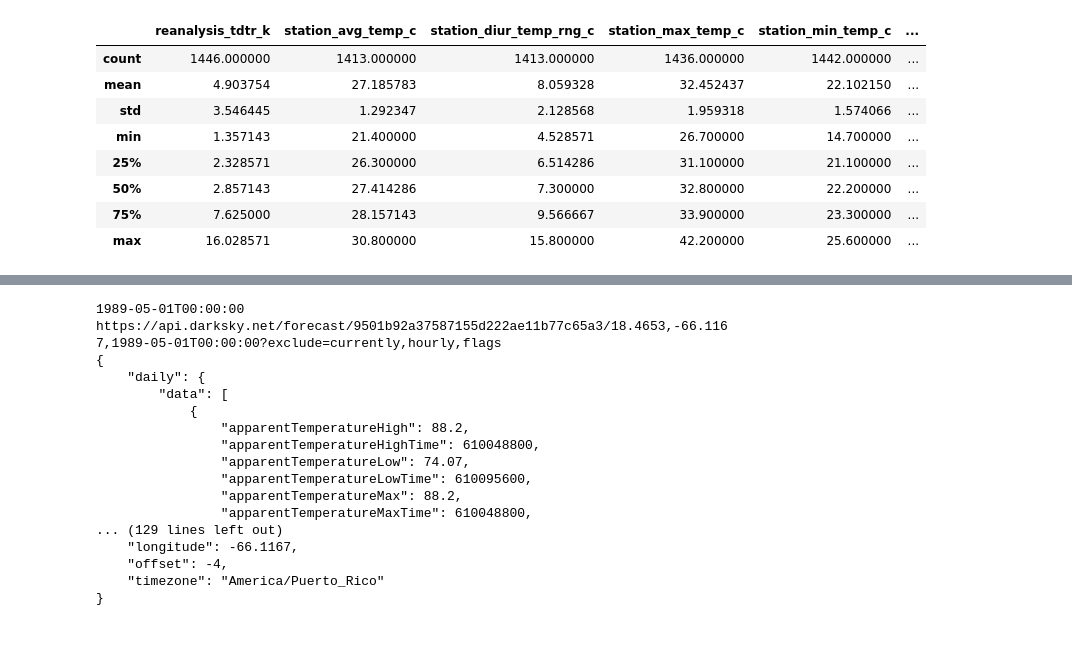
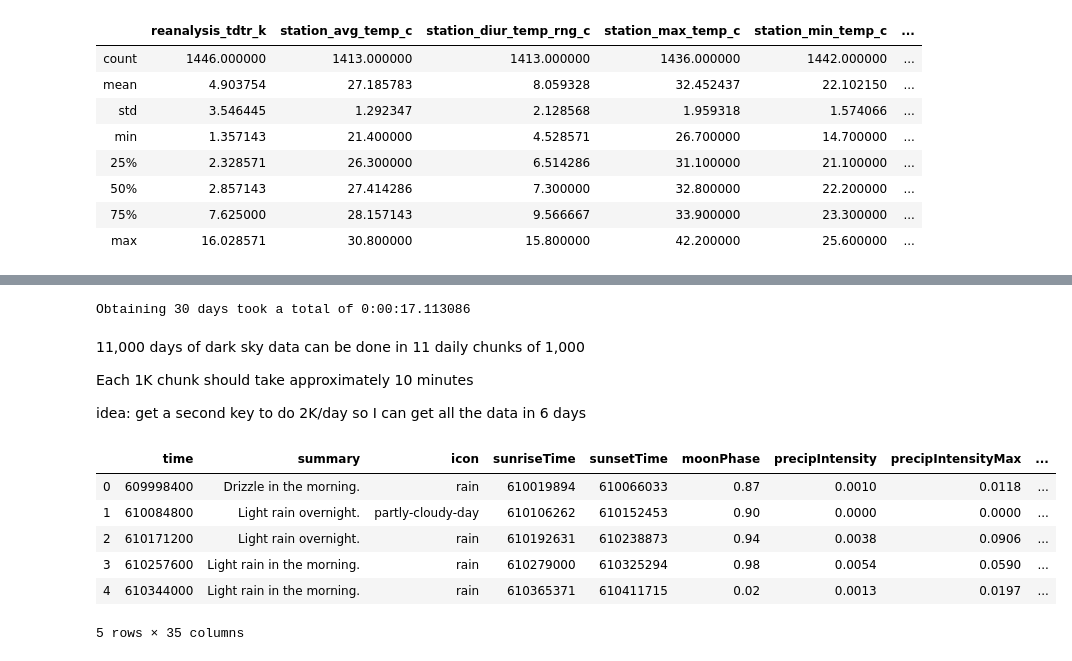
Before and after one commit to iEvidently/dsc-5-capstone-project-online-ds-pt-100118, a Jupyter notebook: dengue_fever_prediction.ipynb, the cells around one changed output, grey strips where cells are left out. Cells and saved outputs as stored; diff of their text form; code cells hidden in the pictures.

```diff
--- a/dengue_fever_prediction.ipynb
+++ b/dengue_fever_prediction.ipynb
@@ -409,5 +401,6 @@ sj_days_df.head()
 | 3 | 1989-05-04 |
 | 4 | 1989-05-05 |
 # %%
+sj_days_df.columns = (['date'])
 sj_days_df.columns
 # %% [output]
@@ -426,5 +410,9 @@ for index, date in enumerate(sj_days_df):
 # %%
 def get_darksky_data(key, latitude, longitude, days_df, start_index, count):
+
+    start = datetime.datetime.now()
+
+    temp_df = pd.DataFrame()
     current_index = start_index
     for i in range(count):
         day = days_df.iloc[current_index]['date']
@@ -434,5 +422,15 @@ def get_darksky_data(key, latitude, longitude, days_df, start_index, count):
 #         print(target)
         req = requests.get(url=target)
         json_data = json.loads(req.text)
-        print(json.dumps(json_data, indent=4, sort_keys=True))
+#         print(json.dumps(json_data, indent=4, sort_keys=False))
         current_index += 1
+#         print(json_normalize(json_data['daily']['data'], max_level=0))
+
+        temp_df = temp_df.append(json_normalize(json_data['daily']['data'], max_level=0), ignore_index=True, verify_integrity=True, sort=False)
+
+
+    end = datetime.datetime.now()
+    elapsed = end - start
+    print('Obtaining {} days took a total of {}'.format(count, elapsed))
+
+    return temp_df
@@ -443,20 +437,4 @@ def get_darksky_data(key, latitude, longitude, days_df, start_index, count):
 # %%
-get_darksky_data(darksky_key, sj_lat, sj_lon, sj_days_df, 0, 3)
+test_run = get_darksky_data(darksky_key, sj_lat, sj_lon, sj_days_df, 0, 30)
 # %% [output]
-1989-05-01T00:00:00
-https://api.darksky.net/forecast/9501b92a37587155d222ae11b77c65a3/18.4653,-66.1167,1989-05-01T00:00:00?exclude=currently,hourly,flags
-{
-    "daily": {
-        "data": [
-            {
-                "apparentTemperatureHigh": 88.2,
-                "apparentTemperatureHighTime": 610048800,
-                "apparentTemperatureLow": 74.07,
-                "apparentTemperatureLowTime": 610095600,
-                "apparentTemperatureMax": 88.2,
-                "apparentTemperatureMaxTime": 610048800,
-... (129 lines left out)
-    "longitude": -66.1167,
-    "offset": -4,
-    "timezone": "America/Puerto_Rico"
-}
+Obtaining 30 days took a total of 0:00:17.113086
@@ -465,0 +441,6 @@ https://api.darksky.net/forecast/9501b92a37587155d222ae11b77c65a3/18.4653,-66.11
+# %% [markdown]
+11,000 days of dark sky data can be done in 11 daily chunks of 1,000
+
+Each 1K chunk should take approximately 10 minutes
+
+idea: get a second key to do 2K/day so I can get all the data in 6 days
@@ -465,0 +497,10 @@ https://api.darksky.net/forecast/9501b92a37587155d222ae11b77c65a3/18.4653,-66.11
+# %%
+test_run.head()
+# %% [output]
+|  | time | summary | icon | sunriseTime | sunsetTime | moonPhase | precipIntensity | precipIntensityMax | ... |
+| 0 | 609998400 | Drizzle in the morning. | rain | 610019894 | 610066033 | 0.87 | 0.0010 | 0.0118 | ... |
+| 1 | 610084800 | Light rain overnight. | partly-cloudy-day | 610106262 | 610152453 | 0.90 | 0.0000 | 0.0000 | ... |
+| 2 | 610171200 | Light rain overnight. | rain | 610192631 | 610238873 | 0.94 | 0.0038 | 0.0906 | ... |
+| 3 | 610257600 | Light rain in the morning. | rain | 610279000 | 610325294 | 0.98 | 0.0054 | 0.0590 | ... |
+| 4 | 610344000 | Light rain in the morning. | rain | 610365371 | 610411715 | 0.02 | 0.0013 | 0.0197 | ... |
+5 rows × 35 columns
```
Also changed, not shown: parts of 25 cells of this notebook, 1 other file.
